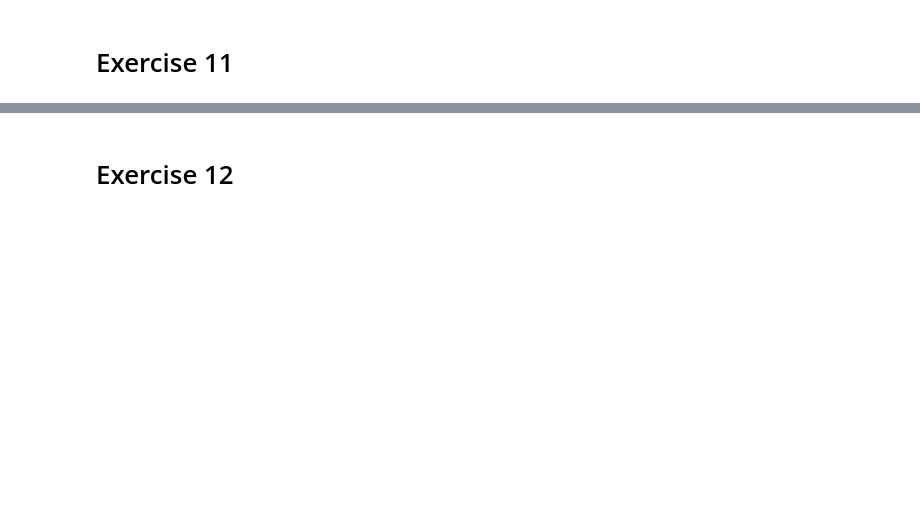
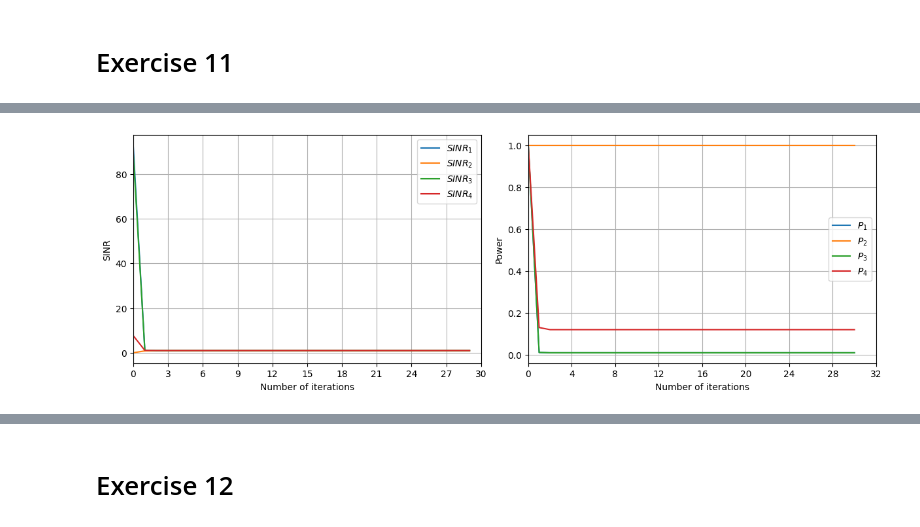
Before and after one commit to marianamf0/wireless_system, a Jupyter notebook: exercise_10.ipynb, the cells around one changed output, grey strips where cells are left out. Saved outputs shown, nothing was run; the diff lists cells and outputs as text; code cells hidden in the pictures; blank space fills up the shorter version.

```diff
--- a/exercise_10.ipynb
+++ b/exercise_10.ipynb
@@ -305,0 +91,6 @@ Energy Efficiency: 348804050.708093 bits/J
+# %%
+sinr_il, power_il = power_control_dpc(scenario_type="Interference-limited", target_sinr=1, pmax=1, pmin=1e-3, number_of_iterations = 30)
+
+graf_sinr_and_power(number_ue = 4, value_sinr=sinr_il, value_power=power_il)
+# %% [output]
+[figure, added]
```
Also changed, not shown: parts of 60 cells of this notebook, 2 other files.
